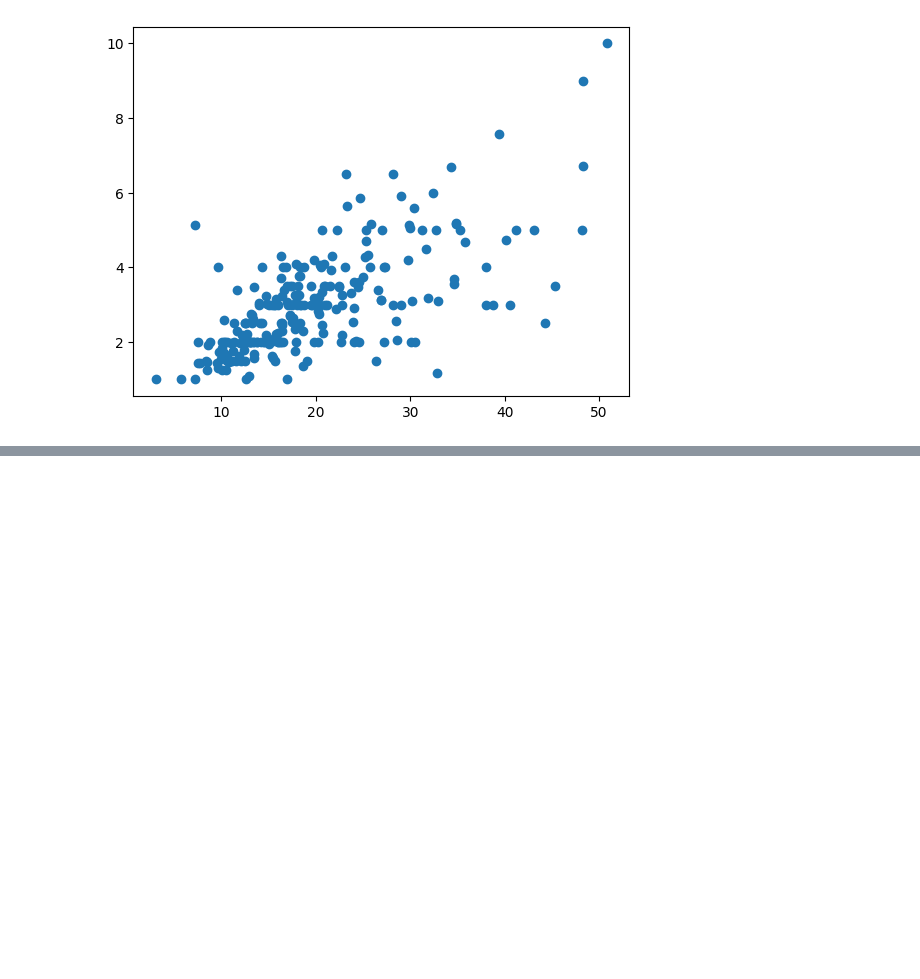
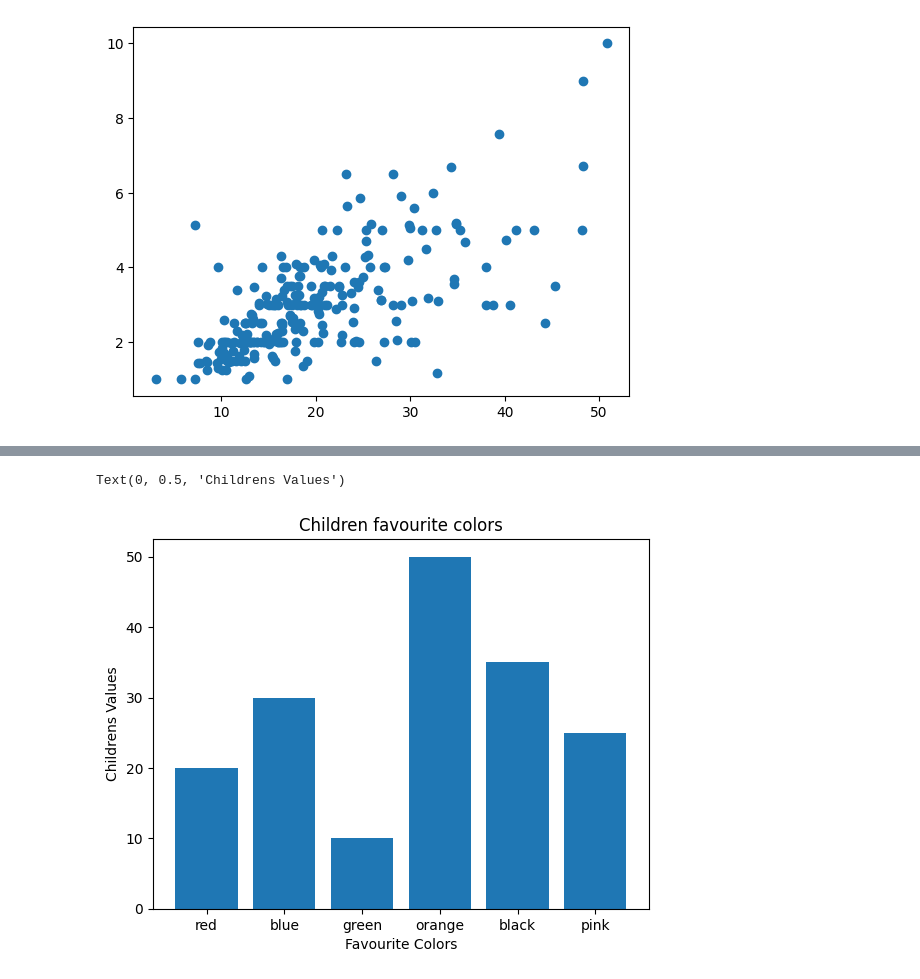
Before and after one commit to BilalWazir033/Ai-Lab, a Jupyter notebook: Ai Course by CampusX/Matplotlib/matplotlib.ipynb, the cells around one changed output, grey strips where cells are left out. Drawn from its saved outputs; the diff is of its cells as text; code cells hidden in the pictures; blank space fills up the shorter version.

```diff
--- a/Ai Course by CampusX/Matplotlib/matplotlib.ipynb
+++ b/Ai Course by CampusX/Matplotlib/matplotlib.ipynb
@@ -257,0 +263,10 @@ plt.plot(tips['total_bill'],tips['tip'],'o')# o is nessary
+# %%
+children=[20,30,10,50,35,25]
+colors=['red','blue','green','orange','black','pink']
+plt.bar(colors,children)
+plt.title("Children favourite colors")
+plt.xlabel("Favourite Colors")
+plt.ylabel("Childrens Values")
+# %% [output]
+Text(0, 0.5, 'Childrens Values')
+[figure, added]
```
Also changed, not shown: parts of 15 cells of this notebook.
